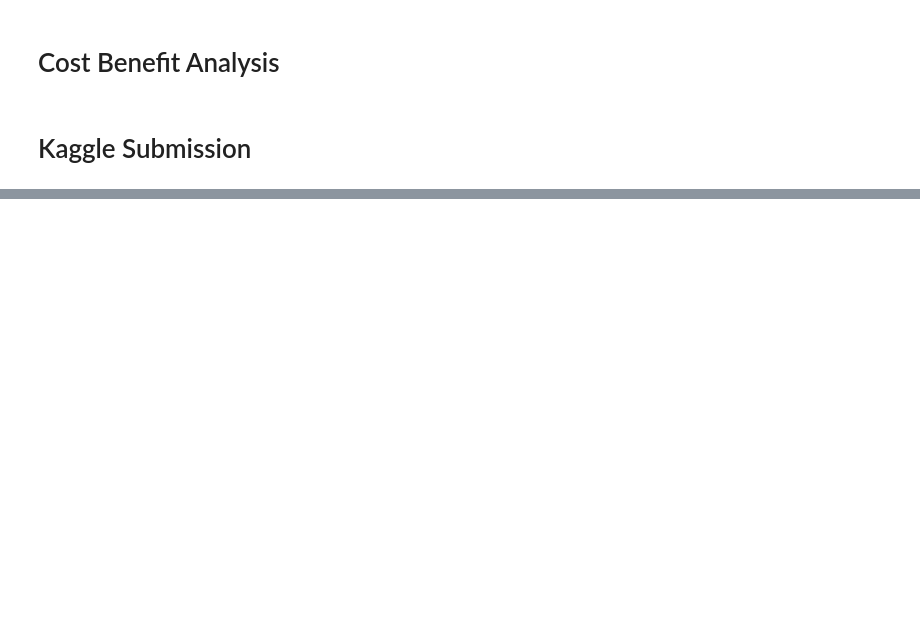
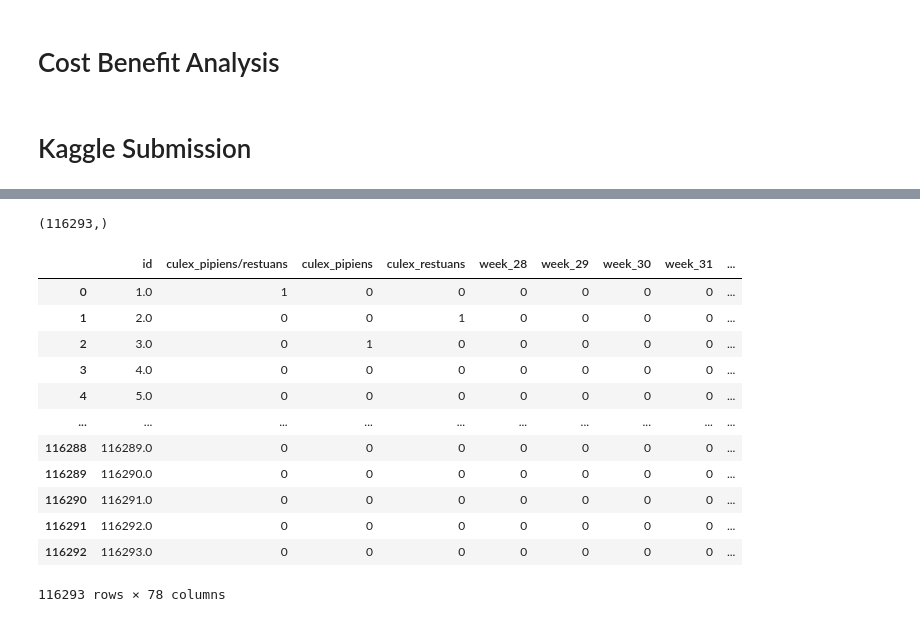
Before and after one commit to msamhz/GA-Project_4, a Jupyter notebook: code/3_Classification Modelling.ipynb, the cells around one changed output, grey strips where cells are left out. Saved outputs shown, nothing was run; the diff lists cells and outputs as text; code cells hidden in the pictures; blank space fills up the shorter version.

```diff
--- a/code/3_Classification Modelling.ipynb
+++ b/code/3_Classification Modelling.ipynb
@@ -76,4 +76,5 @@ pd.set_option('display.max_columns', 50)  # or 1000
 # Exploratory Data Analysis
 # %%
 lag_train = pd.read_csv('../data/lag7_g1.csv')
+lag_test = pd.read_csv('../data/test_lag7_g1.csv')
 # %%
@@ -848,0 +907,20 @@ NameError: name 'kaggle_test_sc' is not defined
+# %%
+submission_pred_proba.shape
+# %% [output]
+(116293,)
+# %%
+lag_test
+# %% [output]
+|  | id | culex_pipiens/restuans | culex_pipiens | culex_restuans | week_28 | week_29 | week_30 | week_31 | ... |
+| 0 | 1.0 | 1 | 0 | 0 | 0 | 0 | 0 | 0 | ... |
+| 1 | 2.0 | 0 | 0 | 1 | 0 | 0 | 0 | 0 | ... |
+| 2 | 3.0 | 0 | 1 | 0 | 0 | 0 | 0 | 0 | ... |
+| 3 | 4.0 | 0 | 0 | 0 | 0 | 0 | 0 | 0 | ... |
+| 4 | 5.0 | 0 | 0 | 0 | 0 | 0 | 0 | 0 | ... |
+| ... | ... | ... | ... | ... | ... | ... | ... | ... | ... |
+| 116288 | 116289.0 | 0 | 0 | 0 | 0 | 0 | 0 | 0 | ... |
+| 116289 | 116290.0 | 0 | 0 | 0 | 0 | 0 | 0 | 0 | ... |
+| 116290 | 116291.0 | 0 | 0 | 0 | 0 | 0 | 0 | 0 | ... |
+| 116291 | 116292.0 | 0 | 0 | 0 | 0 | 0 | 0 | 0 | ... |
+| 116292 | 116293.0 | 0 | 0 | 0 | 0 | 0 | 0 | 0 | ... |
+116293 rows × 78 columns
```
Also changed, not shown: parts of 34 cells of this notebook, 5 other files.
